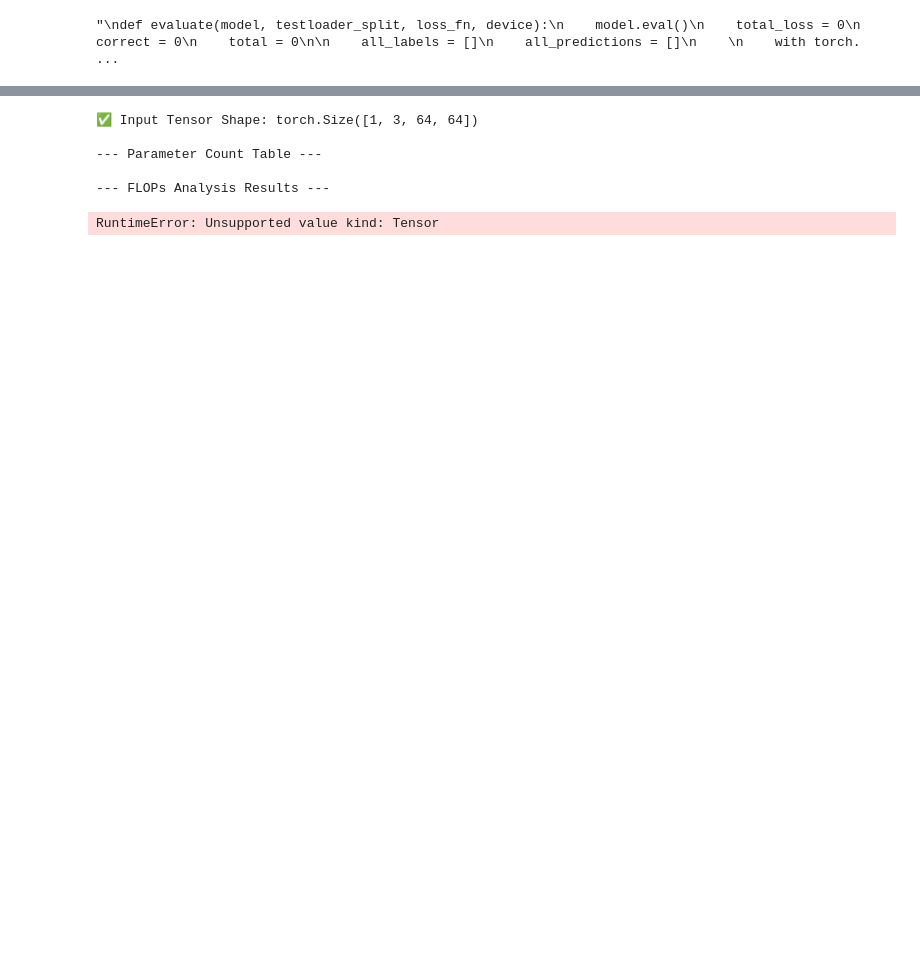
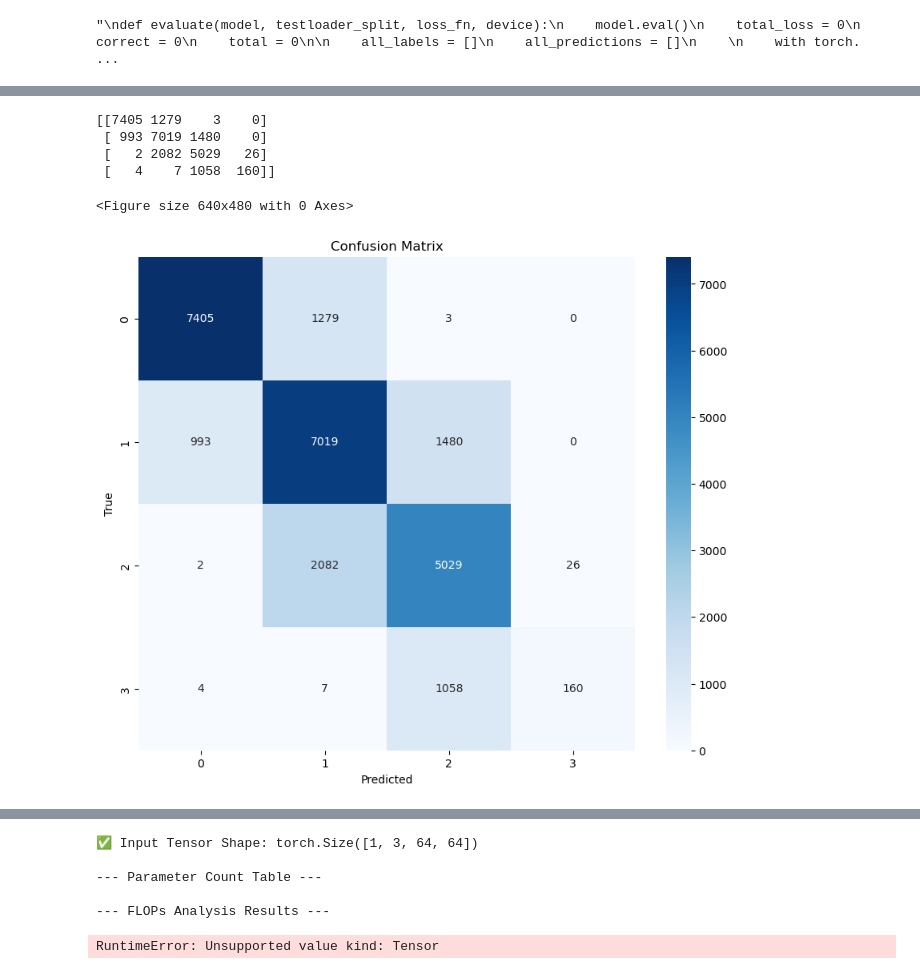
Before and after one commit to prithwilahiri/thesis_repo, a Jupyter notebook: double_slit.ipynb, the cells around one changed output, grey strips where cells are left out. Cells and saved outputs as stored; diff of their text form; code cells hidden in the pictures; blank space fills up the shorter version.

```diff
--- a/double_slit.ipynb
+++ b/double_slit.ipynb
@@ -661,7 +729,7 @@ from torch.func import vmap
 #AutoEncoder Class
 
 class VariationalEncoder(nn.Module):
-    def __init__(self, latent_dims=8):
+    def __init__(self, latent_dims=10):
         super(VariationalEncoder, self).__init__()
         self.linear1 = nn.Linear(1*64*64, 512)
         self.linear2 = nn.Linear(512, latent_dims)
@@ -773,9 +841,11 @@ def qcnn_block(weights,wires):
 def quantum_circuit(inputs, weights):
     # Angle encoding
     qml.templates.AngleEmbedding(inputs, wires=range(10), rotation='Y')
+    #inputs = qml.numpy.array(inputs)
+    #qml.AmplitudeEmbedding(inputs, wires=range(6), normalize=True, pad_with = 0.0)
     qcnn_block(weights,wires=10)
     #print(qml.draw(qcnn_block)(weights))
-    return [qml.expval(qml.PauliZ(i)) for i in [2,4,6,8]]
+    return [qml.expval(qml.PauliZ(i)) for i in [0,2,5,8]]
 # %%
 def count_ops(circuit_func, weights, wires):
     tape = qml.tape.QuantumTape()
@@ -793,7 +863,7 @@ def weighted_qops(counts, ent_weight=10):
             qops += num
     return qops
 # %%
-weight_shapes = {"weights": (18,)}
+weight_shapes = {"weights": (14,)}
 qcnn_layer = qml.qnn.TorchLayer(quantum_circuit, weight_shapes)
 
 class QuantumLayer(nn.Module):
@@ -809,10 +879,10 @@ class QuantumLayer(nn.Module):
 class HybridModel(nn.Module):
     def __init__(self):
         super().__init__()
-        self.encoder = VariationalEncoder(latent_dims=4)
+        self.encoder = VariationalEncoder(latent_dims=10)
         self.quantum = qcnn_layer
         self.decoder = Decoder()
-        self.fc_out = nn.Linear(4, 5)  # Output logits for 5 fold classes
+        self.fc_out = nn.Linear(4, 4)  # Output logits for 4 fold classes
 
 
     def forward(self, x):
@@ -1056,0 +1129,48 @@ Epoch 12: Train Loss: 0.8582, Train Acc: 0.6127 | Test Loss: 0.8539, Test Acc: 0
+# %%
+from sklearn.metrics import confusion_matrix
+
+def get_predictions(model, dataloader, device):
+    model.eval()
+    all_labels = []
+    all_preds = []
+
+    with torch.no_grad():
+        for features, labels in dataloader:
+            features, labels = features.to(device), labels.to(device)
+            reconstruction, outputs = model(features)
+            #outputs = model(features)
+            _, predicted = torch.max(outputs, 1)
+
+            all_labels.extend(labels.cpu().numpy())
+            all_preds.extend(predicted.cpu().numpy())
+
+    return np.array(all_labels), np.array(all_preds)
+
+labels, preds = get_predictions(model, testloader_split, device)
+cm = confusion_matrix(labels, preds)
+print(cm)
+
+import matplotlib.pyplot as plt
+import seaborn as sns
+
+def plot_confusion_matrix(cm, class_names):
+    plt.figure(figsize=(10, 8))
+    sns.heatmap(cm, annot=True, fmt='d', cmap='Blues',
+                xticklabels=class_names,
+                yticklabels=class_names)
+
+    plt.xlabel('Predicted')
+    plt.ylabel('True')
+    plt.title('Confusion Matrix')
+    plt.show()
+
+class_names = ["0", "1", "2", "3"]
+plt.savefig('doubleSlit_QCNNVAE_4Classes_ConfusionMatrix.png')
+plot_confusion_matrix(cm, class_names)
+# %% [output]
+[[7405 1279    3    0]
+ [ 993 7019 1480    0]
+ [   2 2082 5029   26]
+ [   4    7 1058  160]]
+<Figure size 640x480 with 0 Axes>
+[figure, added]
```
Also changed, not shown: parts of 33 cells of this notebook, 2 other files.
